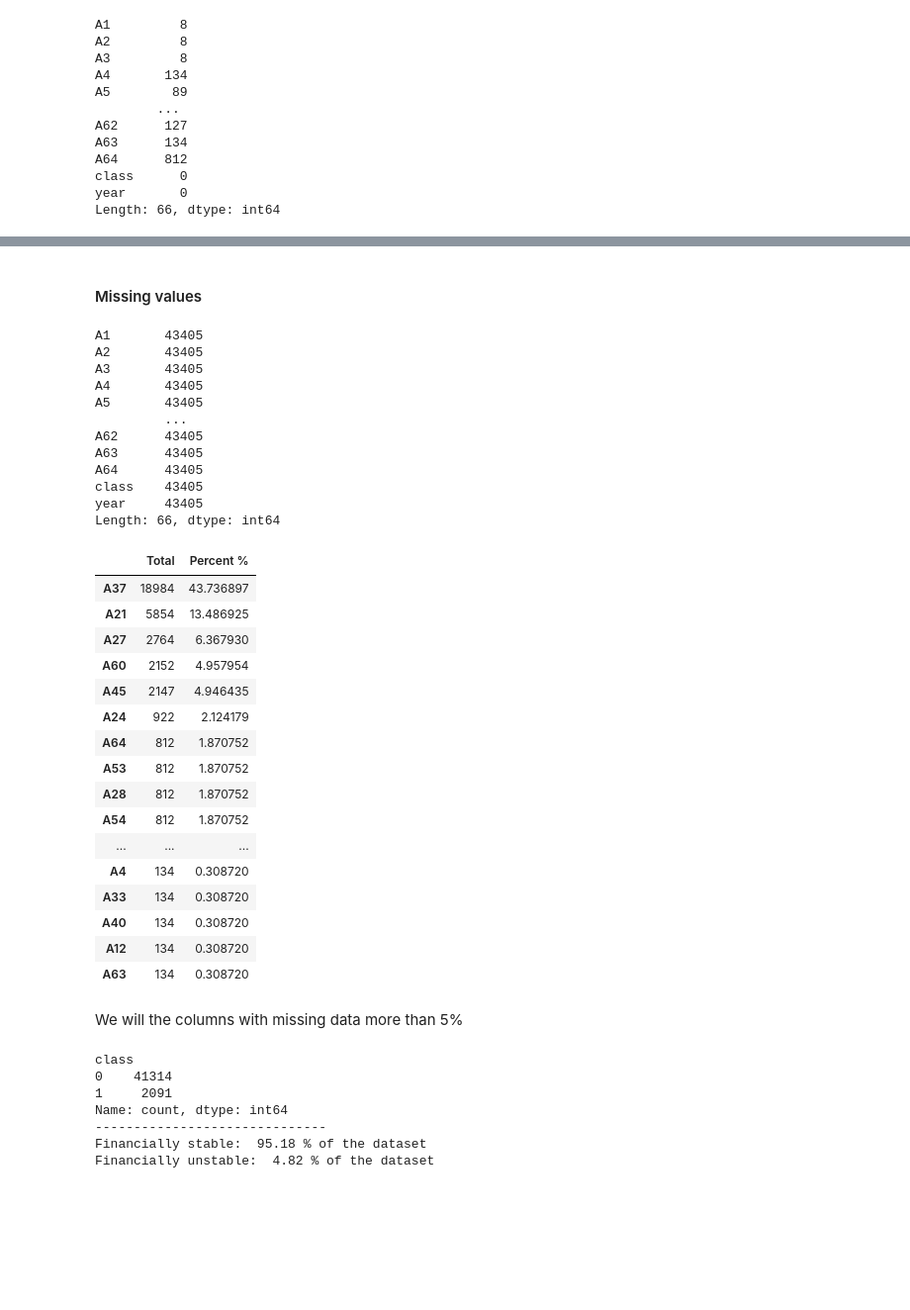
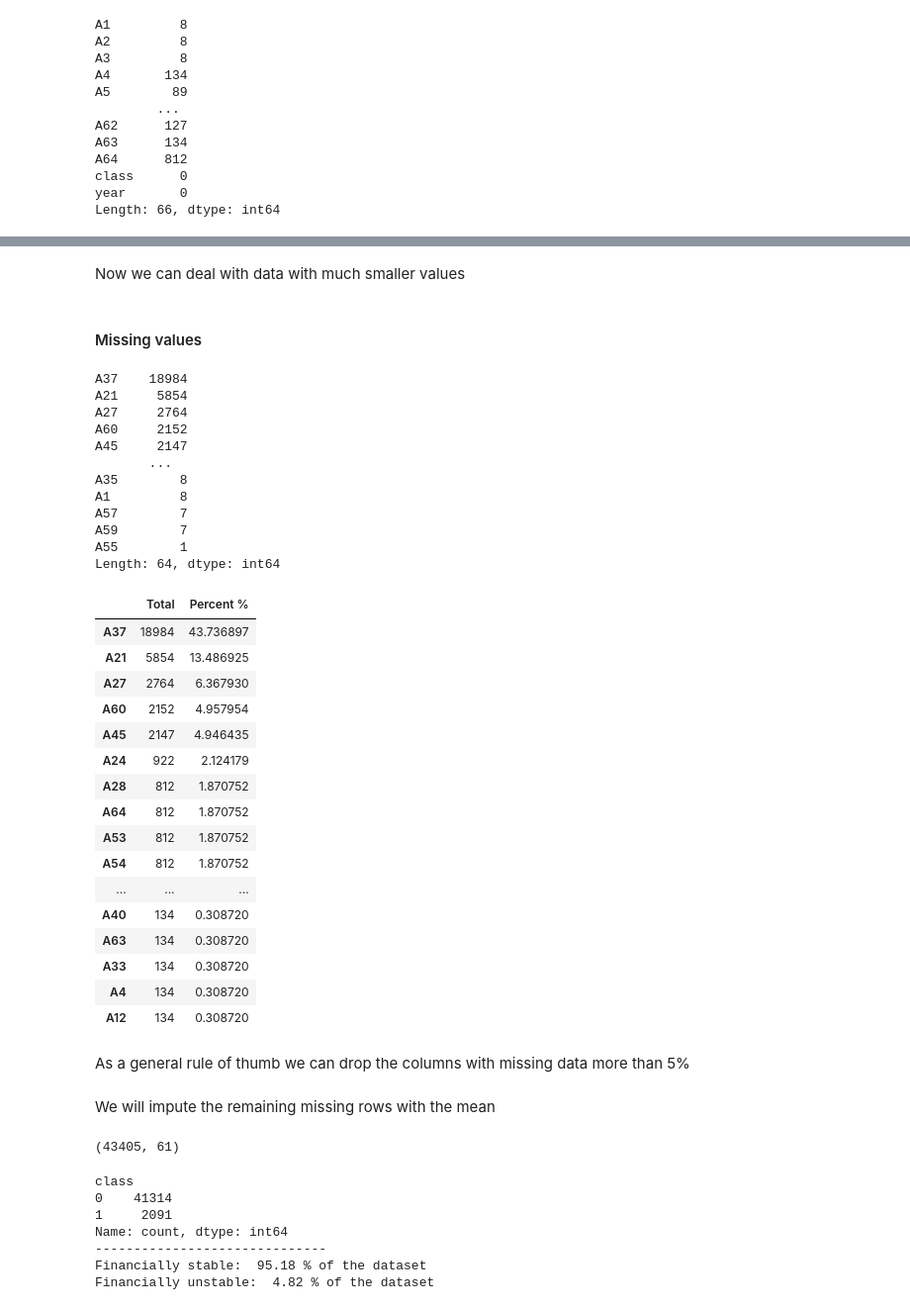
Before and after one commit to krishna-das-m/bankruptcy_prediction, a Jupyter notebook: notebooks/01_data_exploration.ipynb, the cells around one changed output, grey strips where cells are left out. Shown at 99% size. Saved outputs shown, nothing was run; the diff lists cells and outputs as text; code cells hidden in the pictures; blank space fills up the shorter version.

```diff
--- a/notebooks/01_data_exploration.ipynb
+++ b/notebooks/01_data_exploration.ipynb
@@ -71,0 +76,3 @@ Length: 66, dtype: int64
+# %%
+X = df.drop(columns=['class','year'])
+y = df['class']
@@ -71,0 +89,6 @@ Length: 66, dtype: int64
+# %%
+scaler = StandardScaler()
+scaled = scaler.fit_transform(X)
+X_scaled = pd.DataFrame(scaled, columns=X.columns)
+# sns.boxplot(data=X_scaled, x='A1')
+sns.displot(X_scaled, x='A21', kind='kde')
@@ -72,44 +98,46 @@ Length: 66, dtype: int64
+# %% [markdown]
+Now we can deal with data with much smaller values
 # %% [markdown]
 #### Missing values
 # %%
-df.isna().count()
+X_scaled.isna().sum().sort_values(ascending=False)
 # %% [output]
-A1       43405
-A2       43405
-A3       43405
-A4       43405
-A5       43405
-         ...
-A62      43405
-A63      43405
-A64      43405
-class    43405
-year     43405
-Length: 66, dtype: int64
+A37    18984
+A21     5854
+A27     2764
+A60     2152
+A45     2147
+       ...
+A35        8
+A1         8
+A57        7
+A59        7
+A55        1
+Length: 64, dtype: int64
 # %%
-total = df.isna().sum().sort_values(ascending=False)
-percent = df.isna().sum()/df.isna().count().sort_values(ascending=False) * 100
+total = X_scaled.isna().sum().sort_values(ascending=False)
+percent = X_scaled.isna().sum()/X_scaled.isna().count().sort_values(ascending=False) * 100
 missing_data = pd.concat([total, percent], axis=1, keys=['Total', 'Percent %'])
 missing_data.head(20)
 # %% [output]
 |  | Total | Percent % |
 | A37 | 18984 | 43.736897 |
 | A21 | 5854 | 13.486925 |
 | A27 | 2764 | 6.367930 |
 | A60 | 2152 | 4.957954 |
 | A45 | 2147 | 4.946435 |
 | A24 | 922 | 2.124179 |
+| A28 | 812 | 1.870752 |
 | A64 | 812 | 1.870752 |
 | A53 | 812 | 1.870752 |
-| A28 | 812 | 1.870752 |
 | A54 | 812 | 1.870752 |
 | ... | ... | ... |
+| A40 | 134 | 0.308720 |
+| A63 | 134 | 0.308720 |
+| A33 | 134 | 0.308720 |
 | A4 | 134 | 0.308720 |
-| A33 | 134 | 0.308720 |
-| A40 | 134 | 0.308720 |
 | A12 | 134 | 0.308720 |
-| A63 | 134 | 0.308720 |
 # %% [markdown]
-We will the columns with missing data more than 5%
+As a general rule of thumb we can drop the columns with missing data more than 5%
 # %%
 columns_to_drop = ['A37', 'A21', 'A27']
@@ -117,3 +145,11 @@ df = df.drop(columns_to_drop, axis=1)
+# %% [markdown]
+We will impute the remaining missing rows with the mean
+# %%
+imputer = SimpleImputer(strategy='mean')
+X_imputed = imputer.fit_transform(X_scaled)
+X_imputed.shape
+# %% [output]
+(43405, 61)
 # %%
 # The classes are heavily skewed we need to solve this issue later.
 
```
Also changed, not shown: parts of 9 cells of this notebook.
